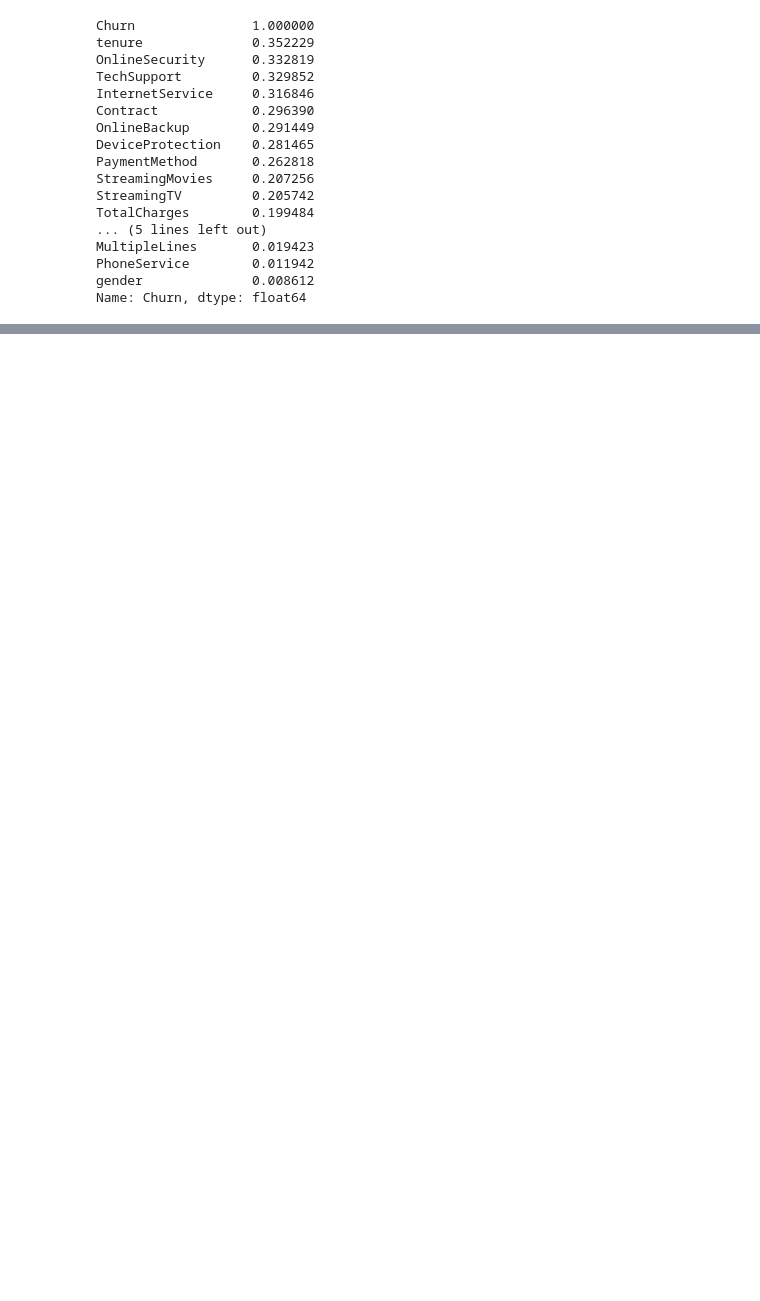
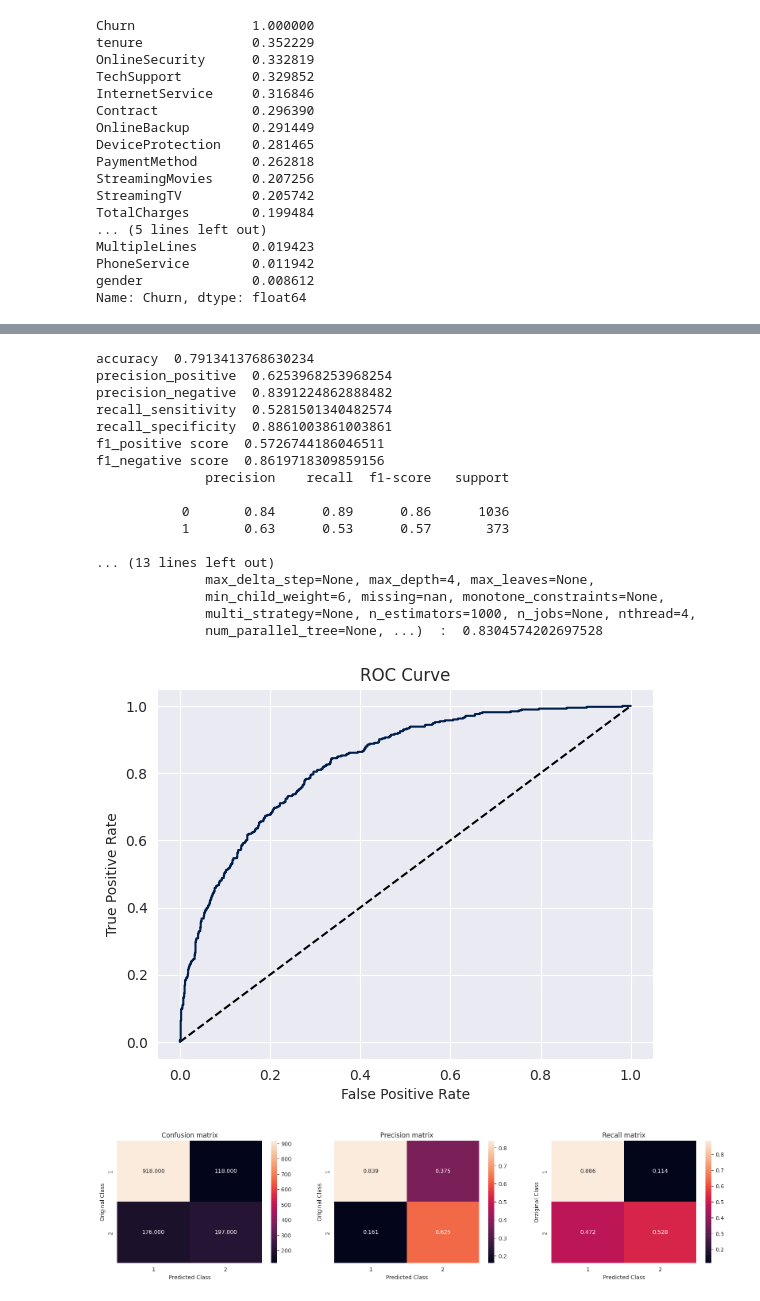
Before and after one commit to AnitaTasnim/Mentorness-ML-internship, a Jupyter notebook: customer_churn.ipynb, the cells around one changed output, grey strips where cells are left out. Cells and saved outputs as stored; diff of their text form; code cells hidden in the pictures; blank space fills up the shorter version.

```diff
--- a/customer_churn.ipynb
+++ b/customer_churn.ipynb
@@ -957,0 +1236,24 @@ Feature importance scores are not available for this model.
+# %%
+y_pred = xgb2.predict(X_test)
+score_generate(X_test, y_test, y_pred,xgb2)
+plot_confusion_matrix(y_test, y_pred)
+# %% [output]
+accuracy  0.7913413768630234
+precision_positive  0.6253968253968254
+precision_negative  0.8391224862888482
+recall_sensitivity  0.5281501340482574
+recall_specificity  0.8861003861003861
+f1_positive score  0.5726744186046511
+f1_negative score  0.8619718309859156
+              precision    recall  f1-score   support
+
+           0       0.84      0.89      0.86      1036
+           1       0.63      0.53      0.57       373
+
+... (13 lines left out)
+              max_delta_step=None, max_depth=4, max_leaves=None,
+              min_child_weight=6, missing=nan, monotone_constraints=None,
+              multi_strategy=None, n_estimators=1000, n_jobs=None, nthread=4,
+              num_parallel_tree=None, ...)  :  0.8304574202697528
+[figure, added]
+[figure, added]
```
Also changed, not shown: parts of 122 cells of this notebook.
